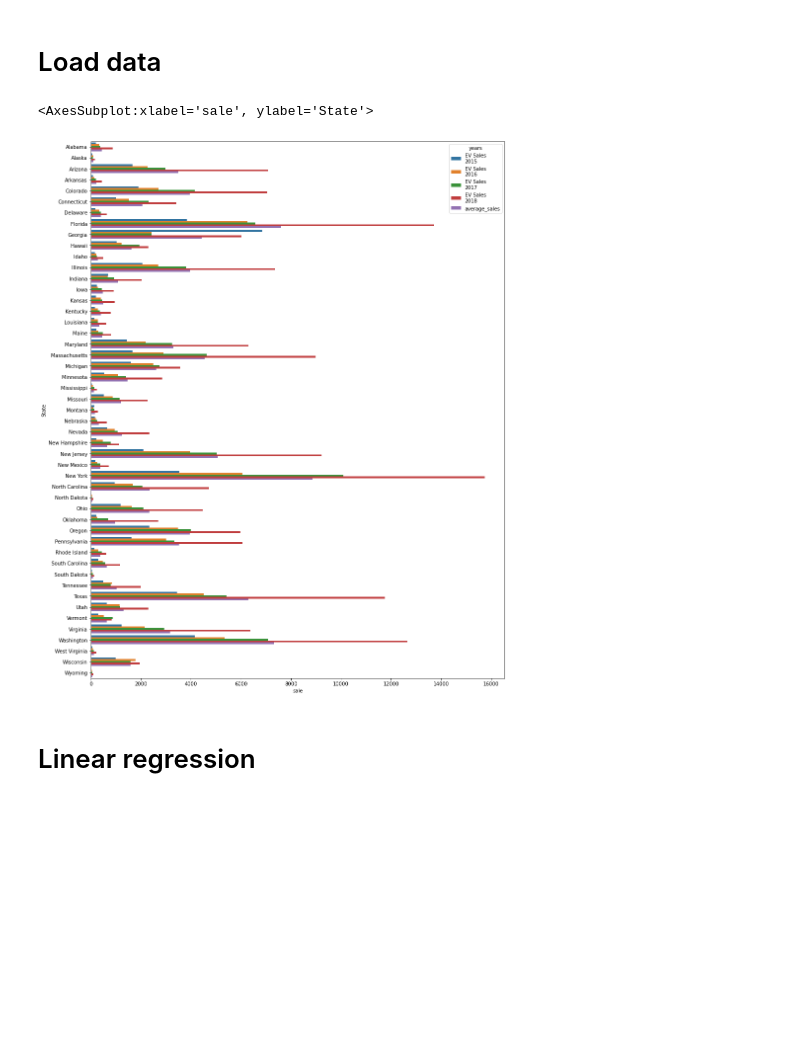
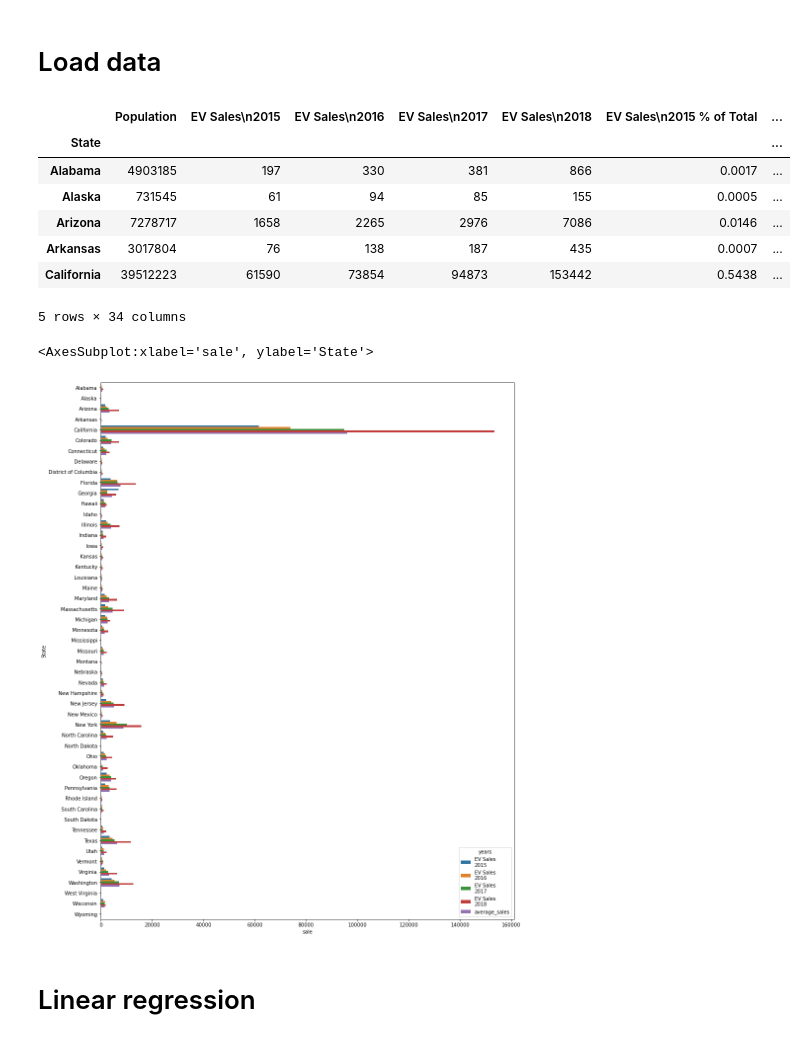
Before and after one commit to Disguiser23/ECE143-project-group11, a Jupyter notebook: data analysis and visualization .ipynb, the cells around one changed output. Drawn from its saved outputs; the diff is of its cells as text; code cells hidden in the pictures; blank space fills up the shorter version.

```diff
--- a/data analysis and visualization .ipynb
+++ b/data analysis and visualization .ipynb
@@ -8,9 +8,19 @@ import matplotlib.pyplot as plt
 # %%
 df = pd.read_csv('ECE 143.csv')
 df.set_index(["State"], inplace=True)
 # drop outlier
-df = df.drop("California")
-df = df.drop("District of Columbia") # advanced degree outlier
+# df = df.drop("California")
+# df = df.drop("District of Columbia") # advanced degree outlier
+df.head()
+# %% [output]
+|  | Population | EV Sales\n2015 | EV Sales\n2016 | EV Sales\n2017 | EV Sales\n2018 | EV Sales\n2015 % of Total | ... |
+| State |  |  |  |  |  |  | ... |
+| Alabama | 4903185 | 197 | 330 | 381 | 866 | 0.0017 | ... |
+| Alaska | 731545 | 61 | 94 | 85 | 155 | 0.0005 | ... |
+| Arizona | 7278717 | 1658 | 2265 | 2976 | 7086 | 0.0146 | ... |
+| Arkansas | 3017804 | 76 | 138 | 187 | 435 | 0.0007 | ... |
+| California | 39512223 | 61590 | 73854 | 94873 | 153442 | 0.5438 | ... |
+5 rows × 34 columns
 # %%
 # Compute average sales and add to df
 if 'average_sales' not in df:
@@ -27,7 +37,7 @@ plt.figure(figsize=(15,20))
 sns.barplot(x='sale', y='State', hue="years",data=y)
 # %% [output]
 <AxesSubplot:xlabel='sale', ylabel='State'>
-[figure, old version]
+[figure, new version]
 # %% [markdown]
 # Linear regression
 # %%
```
Also changed, not shown: parts of 7 cells of this notebook.
